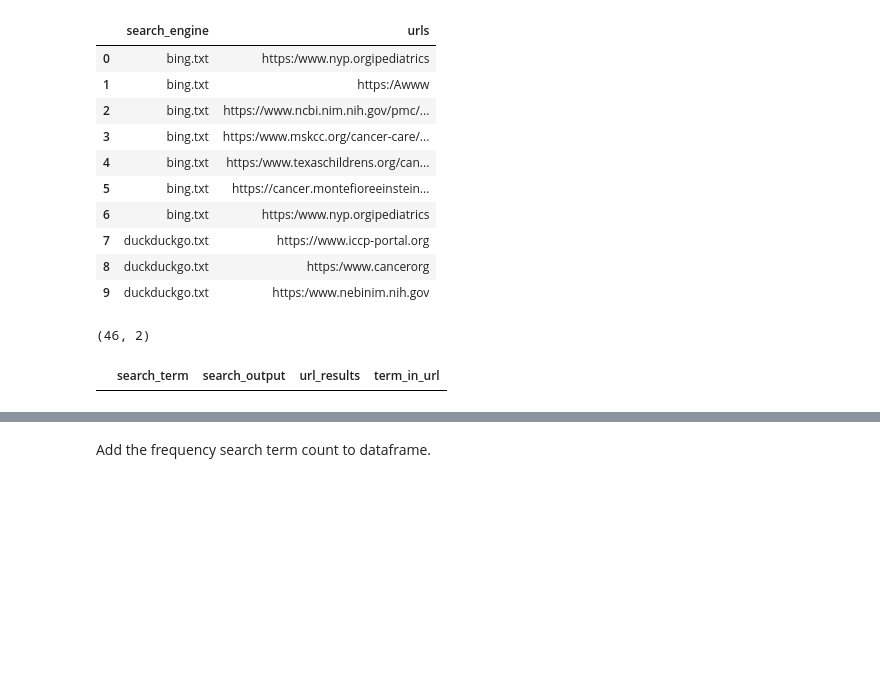
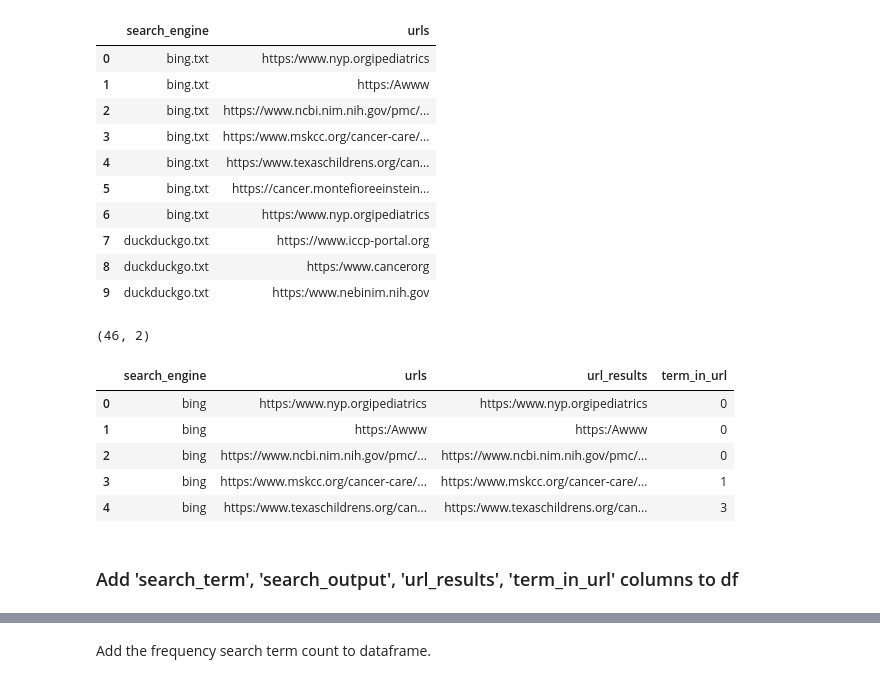
Before and after one commit to estheraruti/DSEI2400_Final_Project, a Jupyter notebook: esther_web_scraping.ipynb, the cells around one changed output, grey strips where cells are left out. Cells and saved outputs as stored; diff of their text form; code cells hidden in the pictures; blank space fills up the shorter version.

```diff
--- a/esther_web_scraping.ipynb
+++ b/esther_web_scraping.ipynb
@@ -139,11 +139,16 @@ df_search.head(10)
 df_search.shape
 # %% [output]
 (46, 2)
-# %%
-# create an empty df similar to database "search" table
-
-df_search = pd.DataFrame(columns=["search_term", "search_output", "url_results", "term_in_url"])
-# %%
-df_search.head()
-# %% [output]
-|  | search_term | search_output | url_results | term_in_url |
+# %%
+# remove .txt from search engine column
+df_search['search_engine'] = df_search['search_engine'].str.replace('.txt', '')
+df_search.head()
+# %% [output]
+|  | search_engine | urls | url_results | term_in_url |
+| 0 | bing | https:/www.nyp.orgipediatrics | https:/www.nyp.orgipediatrics | 0 |
+| 1 | bing | https:/Awww | https:/Awww | 0 |
+| 2 | bing | https://www.ncbi.nim.nih.gov/pmc/... | https://www.ncbi.nim.nih.gov/pmc/... | 0 |
+| 3 | bing | https:/www.mskcc.org/cancer-care/... | https:/www.mskcc.org/cancer-care/... | 1 |
+| 4 | bing | https:/www.texaschildrens.org/can... | https:/www.texaschildrens.org/can... | 3 |
+# %% [markdown]
+### Add 'search_term', 'search_output', 'url_results', 'term_in_url' columns to df
```
Also changed, not shown: parts of 12 cells of this notebook.
